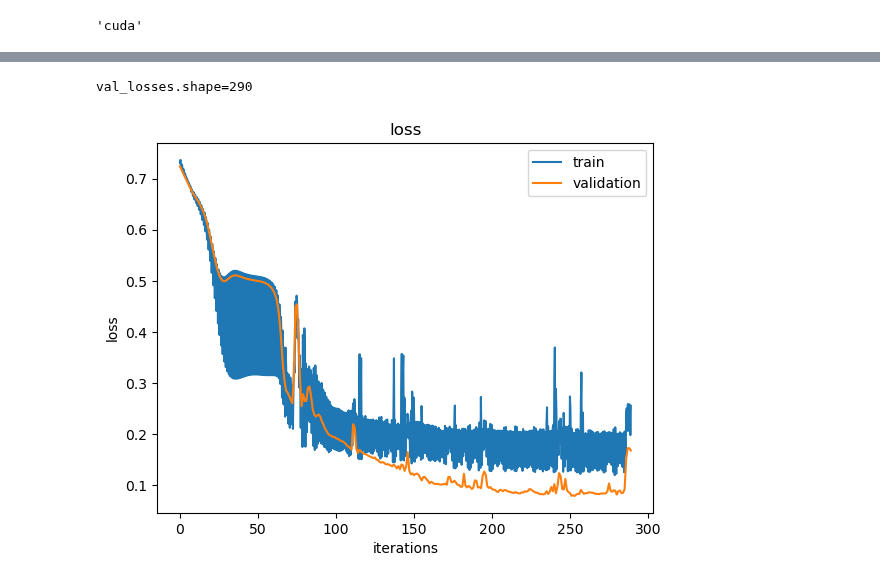
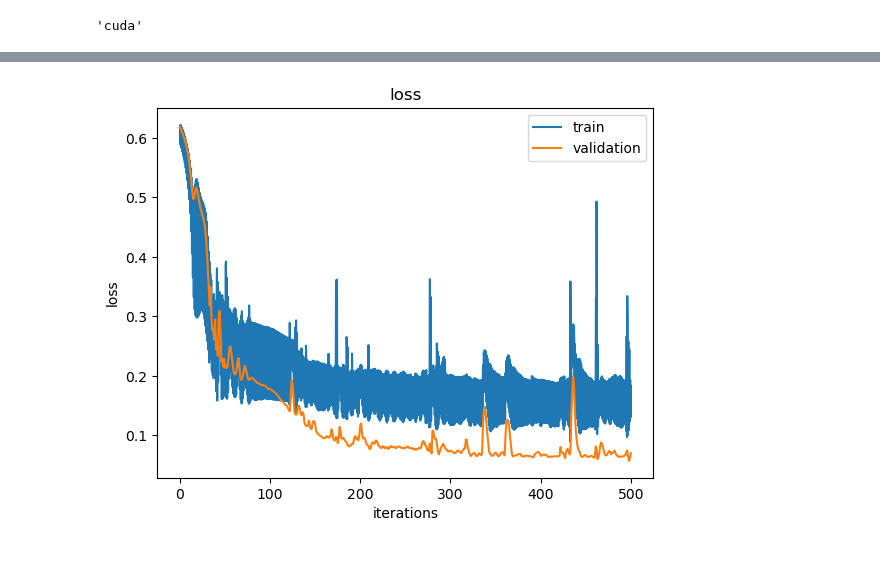
Before and after one commit to CS-433/ml-project-2-ml-sonidito, a Jupyter notebook: notebook/simple_lstm.ipynb, the cells around one changed output, grey strips where cells are left out. Saved outputs shown, nothing was run; the diff lists cells and outputs as text; code cells hidden in the pictures.

Commit message:
Improve the dataset to include all the modes and add a param to select the features

```diff
--- a/notebook/simple_lstm.ipynb
+++ b/notebook/simple_lstm.ipynb
@@ -20,6 +23,7 @@ device
 'cuda'
 # %%
 from data.dummy import DummyDataset
+import numpy as np
 torch.manual_seed(0)
 
 transform=transforms.Compose([
@@ -29,8 +33,8 @@ transform=transforms.Compose([
         transforms.Lambda(lambda x : x.squeeze()),
         ])
 
-
-dataset = DummyDataset('../data/dataset_pickle', transform, max_length=4096)
+features_selection = np.arange(6)
+dataset = DummyDataset('../data/dataset_pickle', features_selection, transform, max_length=4096)
 # %%
 size = int(len(dataset) * 0.9)
 
@@ -47,7 +51,7 @@ print(f'input_size={input_size}')
 hidden_size = 32
 num_layers = 1
 lr = 1e-3
-weight_decay = 1e-3
+weight_decay = 1e-4
 l1_sigma = 1e-5
 
 pos_weight = torch.tensor(3.2843)
@@ -58,7 +62,7 @@ criterion = nn.BCEWithLogitsLoss()
 num_params = sum(p.numel() for p in model.parameters() if p.requires_grad)
 print(f'The model has {num_params:,} trainable parameters')
 
-early_stopping = EarlyStopping(patience=10, delta=1e-2)
+early_stopping = EarlyStopping(patience=10, delta=5e-2)
 
 print(model)
 print(optimizer)
@@ -85,4 +89,6 @@ EarlyStopping(
 )
+# %%
+dataset.features_selection = [0,1,2]
 # %%
 import matplotlib.pyplot as plt
 
@@ -103,15 +111,16 @@ with torch.no_grad():
 # %%
+dataset.features_selection = [0,1]
+
 train(model,
       train_loader,
       val_loader,
       optimizer,
       criterion,
       device,
       n_epochs=500,
       l1_sigma = l1_sigma,
       early_stopping=early_stopping)
 # %% [output]
-val_losses.shape=290
-[figure, old version]
+[figure, new version]
 # %%
 import numpy as np
```
Also changed, not shown: parts of 5 cells of this notebook, 1 other file.
